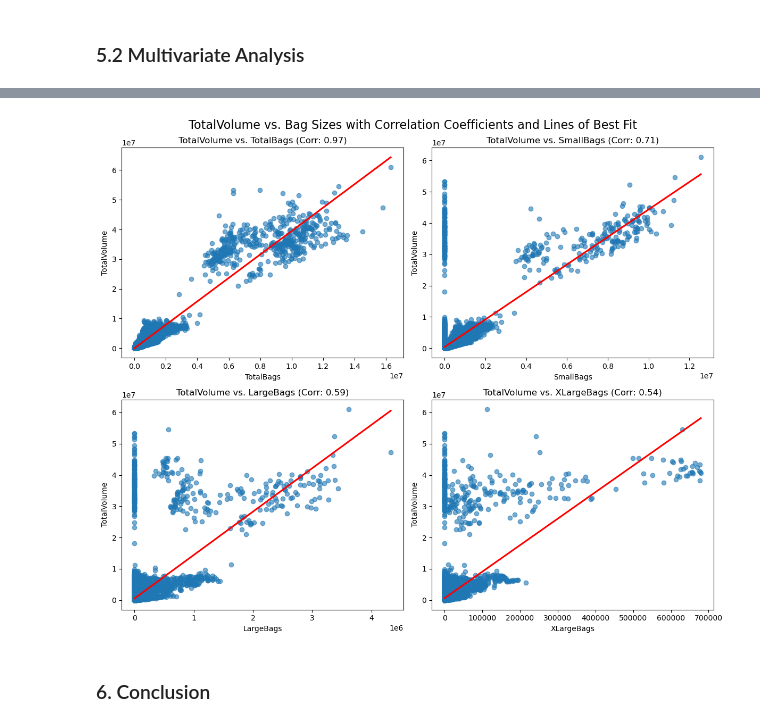
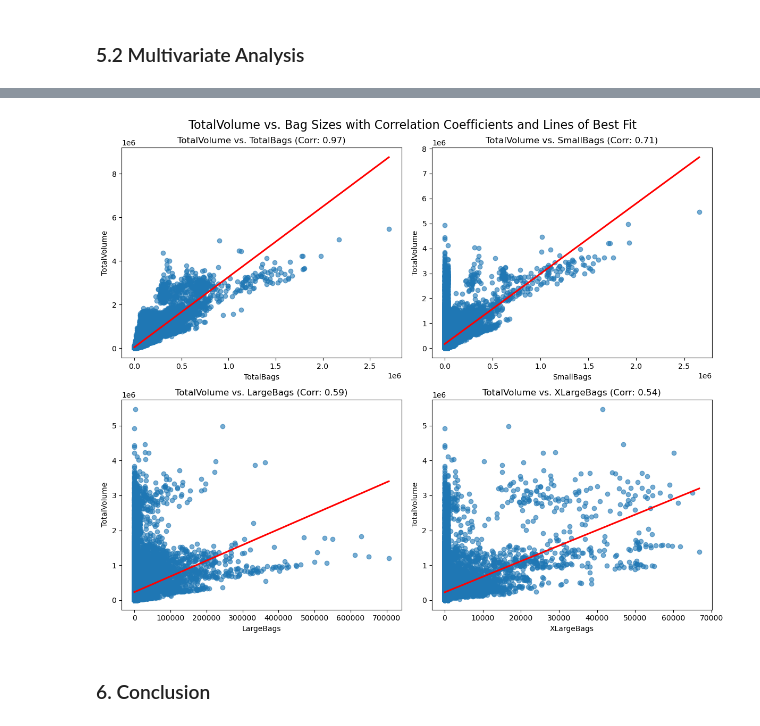
Before and after one commit to VrishtiSingh/PythonExplorersTeam3, a Jupyter notebook: Avocado Prices and Sales Volume 2015-2023.ipynb, the cells around one changed output, grey strips where cells are left out. Saved outputs shown, nothing was run; the diff lists cells and outputs as text; code cells hidden in the pictures.

Commit message:
Graph groupings

```diff
--- a/Avocado Prices and Sales Volume 2015-2023.ipynb
+++ b/Avocado Prices and Sales Volume 2015-2023.ipynb
@@ -489,6 +536,6 @@ plt.show()
 # %%
 # Ensure that the 'Date' column is in datetime format
-df['Date'] = pd.to_datetime(df['Date'])
+locations_df['Date'] = pd.to_datetime(locations_df['Date'])
 
 # Create a plot to show volume over time by PLU code, without the confidence interval
 plt.figure(figsize=(12, 6))
@@ -503,7 +550,7 @@ sns.lineplot(
     ci=None  # Disable the confidence interval
 )
 sns.lineplot(
-    data=df,
+    data=locations_df,
     x='Date',
     y='plu4225',
     label='PLU 4225',  # Add label for PLU 4225
@@ -511,7 +558,7 @@ sns.lineplot(
     ci=None  # Disable the confidence interval
 )
 sns.lineplot(
-    data=df,
+    data=locations_df,
     x='Date',
     y='plu4770',
     label='PLU 4770',  # Add label for PLU 4770
@@ -557,34 +582,34 @@ plt.show()
 # Define the bag size columns
 bag_columns = ['TotalBags', 'SmallBags', 'LargeBags', 'XLargeBags']
 
 # Create a figure with subplots for each bag size
 fig, axes = plt.subplots(2, 2, figsize=(12, 10))
 fig.suptitle("TotalVolume vs. Bag Sizes with Correlation Coefficients and Lines of Best Fit", fontsize=16)
 
 # Loop through each bag size column and create a scatterplot with a line of best fit
 for ax, bag_column in zip(axes.flatten(), bag_columns):
     # Calculate the correlation coefficient
     correlation = df['TotalVolume'].corr(df[bag_column])
 
     # Plot the scatterplot with a line of best fit
     sns.regplot(
-        data=df,
+        data=locations_df,
         x=bag_column,
         y="TotalVolume",
         ax=ax,
         scatter_kws={'alpha': 0.6},  # Set transparency for scatter points
         line_kws={'color': 'red'},   # Color for the line of best fit
         ci=None                      # Remove confidence interval for a cleaner plot
     )
 
     # Set title with the correlation coefficient
     ax.set_title(f"TotalVolume vs. {bag_column} (Corr: {correlation:.2f})")
     ax.set_xlabel(bag_column)
     ax.set_ylabel("TotalVolume")
 
 plt.tight_layout()
 plt.show()
 # %% [output]
-[figure, old version]
+[figure, new version]
 # %% [markdown]
 ### 6. Conclusion
```
Also changed, not shown: parts of 15 cells of this notebook.
